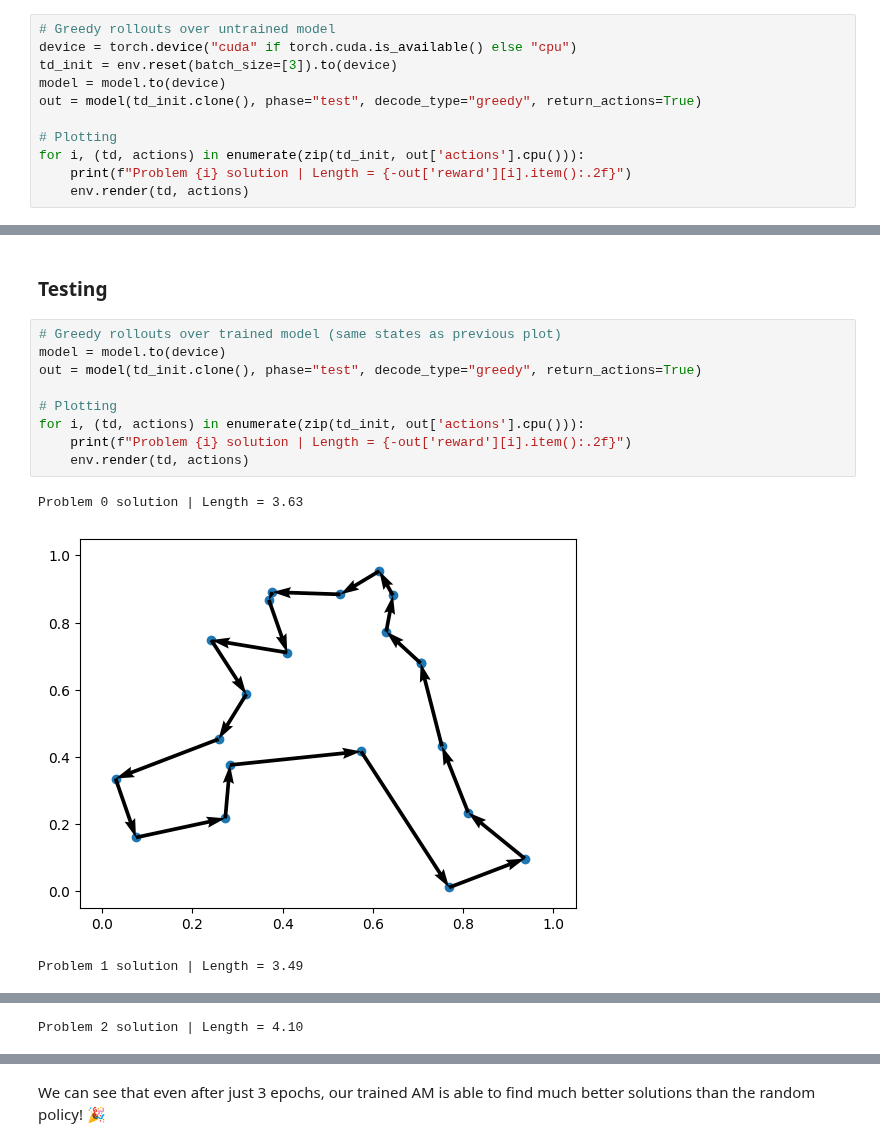
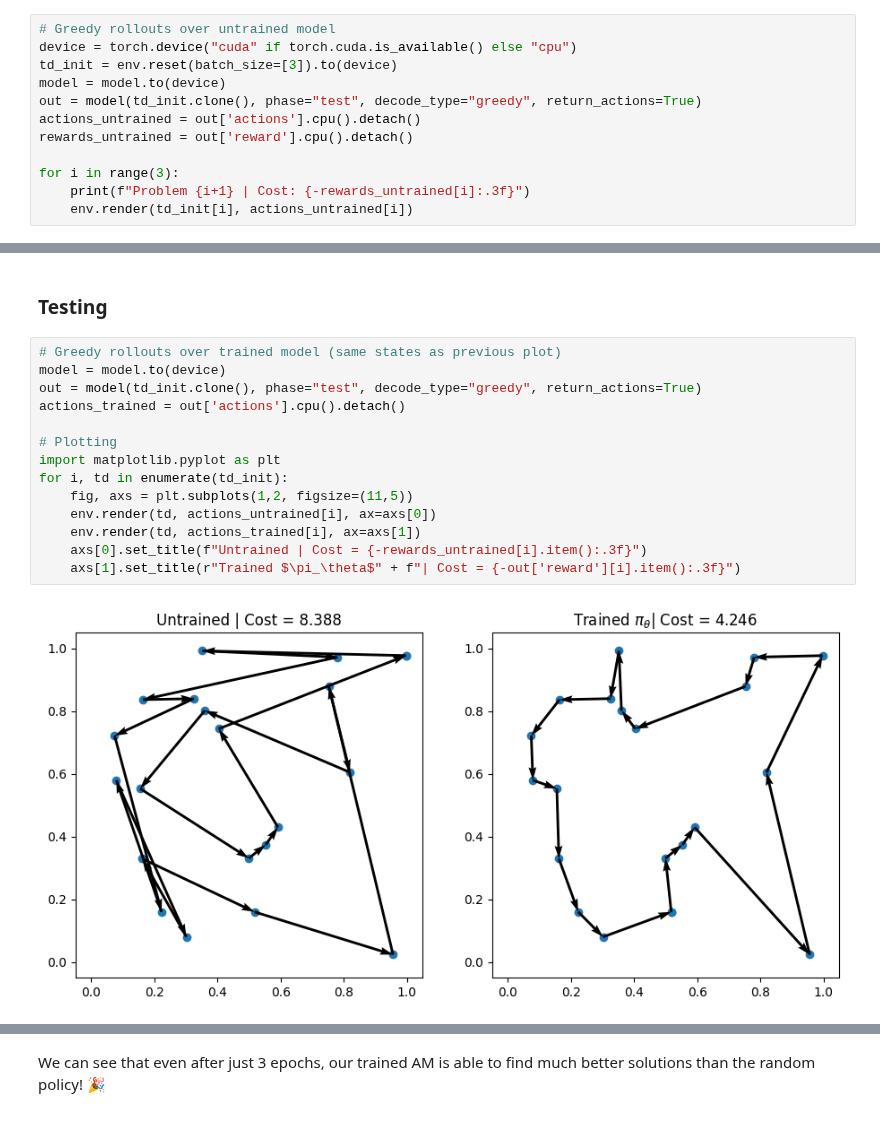
Before and after one commit to ai4co/rl4co, a Jupyter notebook: notebooks/1-quickstart.ipynb, the cells around one changed output, grey strips where cells are left out. Saved outputs shown, nothing was run; the diff lists cells and outputs as text.

Commit message:
[Notebooks] better solution plotting #103

```diff
--- a/notebooks/1-quickstart.ipynb
+++ b/notebooks/1-quickstart.ipynb
@@ -47,9 +47,10 @@ device = torch.device("cuda" if torch.cuda.is_available() else "cpu")
 td_init = env.reset(batch_size=[3]).to(device)
 model = model.to(device)
 out = model(td_init.clone(), phase="test", decode_type="greedy", return_actions=True)
+actions_untrained = out['actions'].cpu().detach()
+rewards_untrained = out['reward'].cpu().detach()
 
-# Plotting
-for i, (td, actions) in enumerate(zip(td_init, out['actions'].cpu())):
-    print(f"Problem {i} solution | Length = {-out['reward'][i].item():.2f}")
-    env.render(td, actions)
+for i in range(3):
+    print(f"Problem {i+1} | Cost: {-rewards_untrained[i]:.3f}")
+    env.render(td_init[i], actions_untrained[i])
 # %% [output]
@@ -109,13 +106,16 @@ LOCAL_RANK: 0 - CUDA_VISIBLE_DEVICES: [0,1]
 # %%
 # Greedy rollouts over trained model (same states as previous plot)
 model = model.to(device)
 out = model(td_init.clone(), phase="test", decode_type="greedy", return_actions=True)
+actions_trained = out['actions'].cpu().detach()
 
 # Plotting
-for i, (td, actions) in enumerate(zip(td_init, out['actions'].cpu())):
-    print(f"Problem {i} solution | Length = {-out['reward'][i].item():.2f}")
-    env.render(td, actions)
+import matplotlib.pyplot as plt
+for i, td in enumerate(td_init):
+    fig, axs = plt.subplots(1,2, figsize=(11,5))
+    env.render(td, actions_untrained[i], ax=axs[0])
+    env.render(td, actions_trained[i], ax=axs[1])
+    axs[0].set_title(f"Untrained | Cost = {-rewards_untrained[i].item():.3f}")
+    axs[1].set_title(r"Trained $\pi_\theta$" + f"| Cost = {-out['reward'][i].item():.3f}")
 # %% [output]
-Problem 0 solution | Length = 3.63
-[figure, old version]
+[figure, new version]
-Problem 1 solution | Length = 3.49
@@ -123 +122,0 @@ Problem 1 solution | Length = 3.49
-Problem 2 solution | Length = 4.10
```
Also changed, not shown: parts of 4 cells of this notebook, 1 other file.
